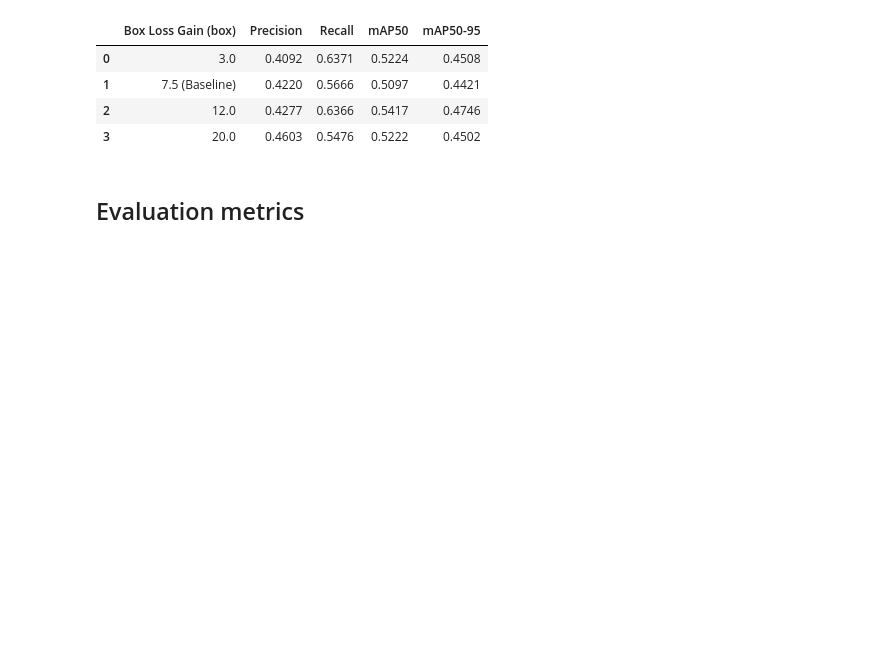
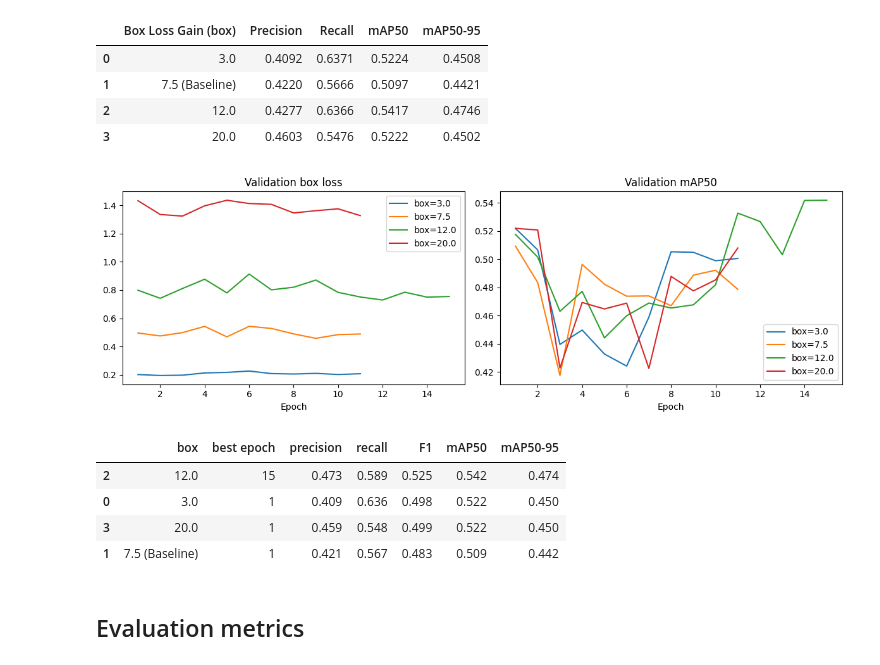
Before and after one commit to yeugeneu/IAT360-CV-13-Cloud-Type-Classifier, a Jupyter notebook: Cloud_type_detection.ipynb, the cells around one changed output. Cells and saved outputs as stored; diff of their text form; code cells hidden in the pictures; blank space fills up the shorter version.

Commit message:
Adding the comparison graph to determine the best value for Box hyperparameter

```diff
--- a/Cloud_type_detection.ipynb
+++ b/Cloud_type_detection.ipynb
@@ -691,6 +691,61 @@ Results saved to /content/drive/MyDrive/IAT 360/runs/detect/val-6
 | 1 | 7.5 (Baseline) | 0.4220 | 0.5666 | 0.5097 | 0.4421 |
 | 2 | 12.0 | 0.4277 | 0.6366 | 0.5417 | 0.4746 |
 | 3 | 20.0 | 0.4603 | 0.5476 | 0.5222 | 0.4502 |
+# %%
+import pandas as pd
+import matplotlib.pyplot as plt
+import os
+
+RUNS = "/content/drive/MyDrive/IAT 360/runs"
+BOXES = [3.0, 7.5, 12.0, 20.0]
+
+rows = []
+fig, axes = plt.subplots(1, 2, figsize=(12, 4))
+
+for box_val in BOXES:
+    # Since YOLOv8 names folder as fine_tune_box_7.5 or similar
+    run_path = f"{RUNS}/fine_tune_box_{box_val}/results.csv"
+    if not os.path.exists(run_path):
+        print(f"Warning: Results file not found for box={box_val} at {run_path}")
+        continue
+
+    df = pd.read_csv(run_path)
+    df.columns = df.columns.str.strip()
+
+    # Pick best epoch based on validation mAP50
+    best = df.loc[df["metrics/mAP50(B)"].idxmax()]
+    p, r = best["metrics/precision(B)"], best["metrics/recall(B)"]
+
+    rows.append({
+        "box": "7.5 (Baseline)" if box_val == 7.5 else str(box_val),
+        "best epoch": int(best["epoch"]),
+        "precision": round(p, 3),
+        "recall": round(r, 3),
+        "F1": round(2 * p * r / (p + r + 1e-9), 3),
+        "mAP50": round(best["metrics/mAP50(B)"], 3),
+        "mAP50-95": round(best["metrics/mAP50-95(B)"], 3)
+    })
+
+    axes[0].plot(df["epoch"], df["val/box_loss"], label=f"box={box_val}")
+    axes[1].plot(df["epoch"], df["metrics/mAP50(B)"], label=f"box={box_val}")
+
+axes[0].set_title("Validation box loss")
+axes[1].set_title("Validation mAP50")
+for ax in axes:
+    ax.set_xlabel("Epoch")
+    ax.legend()
+plt.tight_layout()
+plt.show()
+
+coarse_box = pd.DataFrame(rows).sort_values("mAP50", ascending=False)
+coarse_box
+# %% [output]
+[figure, added]
+|  | box | best epoch | precision | recall | F1 | mAP50 | mAP50-95 |
+| 2 | 12.0 | 15 | 0.473 | 0.589 | 0.525 | 0.542 | 0.474 |
+| 0 | 3.0 | 1 | 0.409 | 0.636 | 0.498 | 0.522 | 0.450 |
+| 3 | 20.0 | 1 | 0.459 | 0.548 | 0.499 | 0.522 | 0.450 |
+| 1 | 7.5 (Baseline) | 1 | 0.421 | 0.567 | 0.483 | 0.509 | 0.442 |
 # %% [markdown]
 ## Evaluation metrics
 # %%
```
